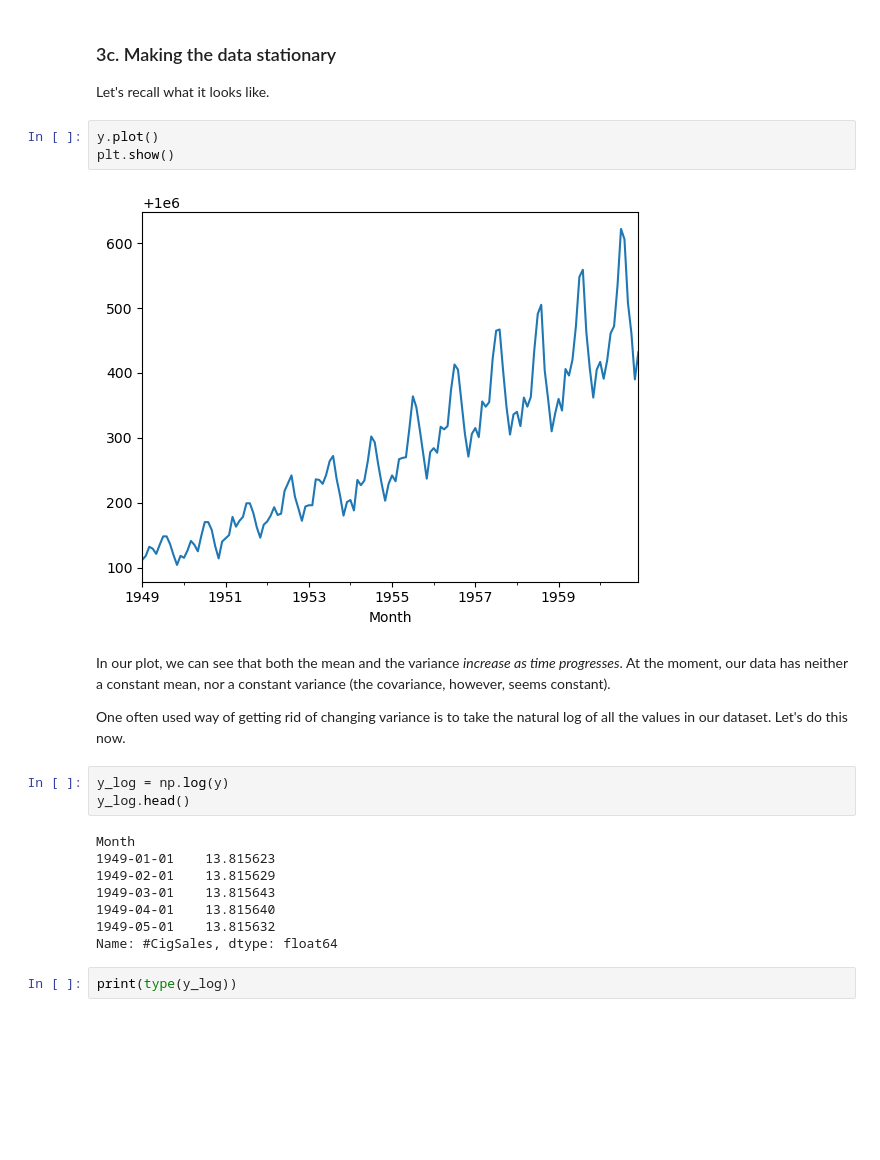
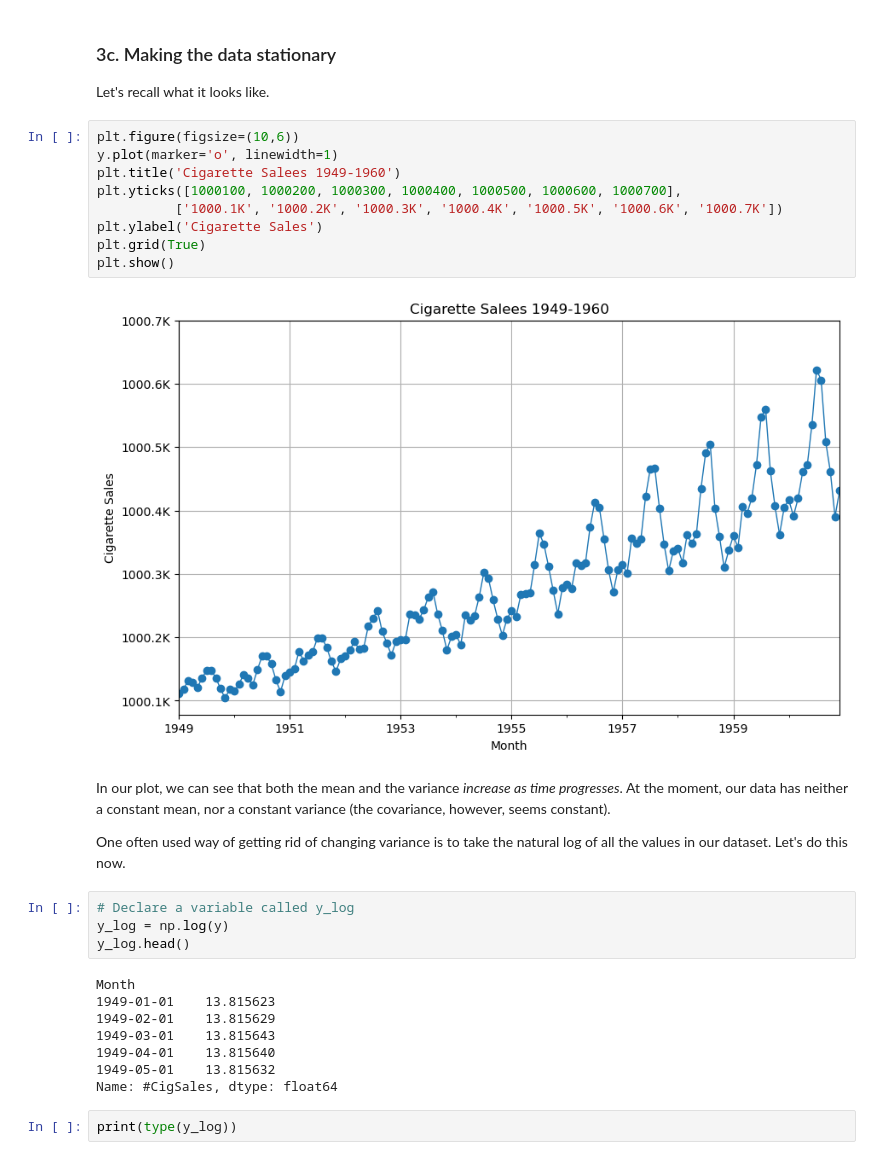
Before and after one commit to RuhelHaq/DataScienceGuidedCapstone, a Jupyter notebook: Notebooks/Cowboy Cigarettes Case Study - Tier 3.ipynb, the cells around one changed output. Cells and saved outputs as stored; diff of their text form; blank space fills up the shorter version.

```diff
--- a/Notebooks/Cowboy Cigarettes Case Study - Tier 3.ipynb
+++ b/Notebooks/Cowboy Cigarettes Case Study - Tier 3.ipynb
@@ -301,16 +328,23 @@ But our data need to be stationary! So we need to do some transforming.
 # %% [markdown]
 ### 3c. Making the data stationary
 Let's recall what it looks like.
-# %%
-y.plot()
-plt.show()
-# %% [output]
-[figure, removed]
+# %%
+plt.figure(figsize=(10,6))
+y.plot(marker='o', linewidth=1)
+plt.title('Cigarette Salees 1949-1960')
+plt.yticks([1000100, 1000200, 1000300, 1000400, 1000500, 1000600, 1000700],
+          ['1000.1K', '1000.2K', '1000.3K', '1000.4K', '1000.5K', '1000.6K', '1000.7K'])
+plt.ylabel('Cigarette Sales')
+plt.grid(True)
+plt.show()
+# %% [output]
+[figure, added]
 # %% [markdown]
 In our plot, we can see that both the mean and the variance *increase as time progresses*. At the moment, our data has neither a constant mean, nor a constant variance (the covariance, however, seems constant).
 
 One often  used way of getting rid of changing variance is to take the natural log of all the values in our dataset. Let's do this now.
 # %%
+# Declare a variable called y_log
 y_log = np.log(y)
 y_log.head()
 # %% [output]
```
Also changed, not shown: parts of 21 cells of this notebook.
